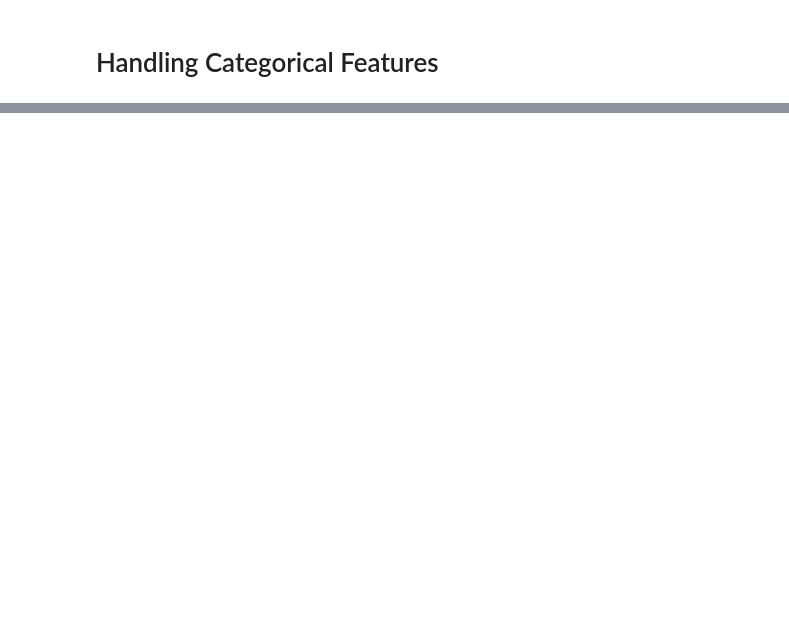
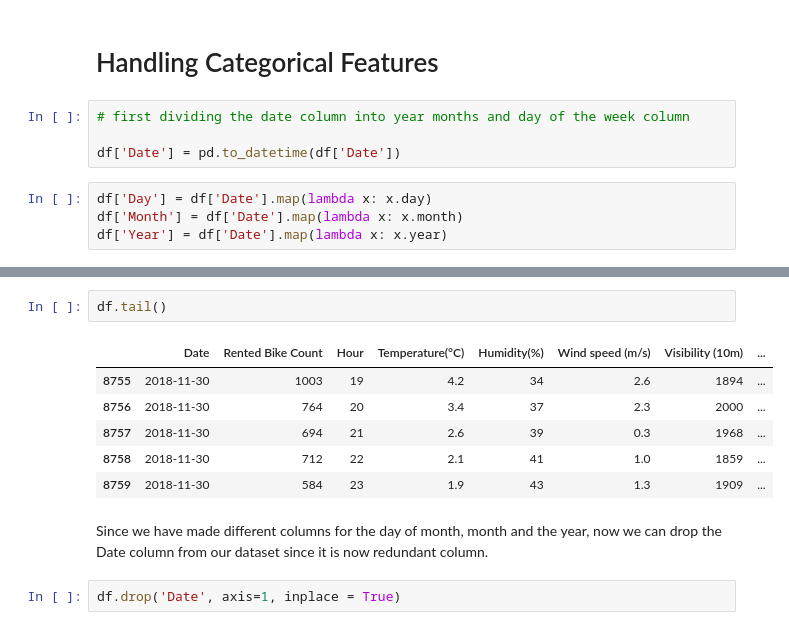
Before and after one commit to jatinsharma16/Capstone-Project-Linear-Regression, a Jupyter notebook: Bike_Sharing_Demand_Prediction_Capstone_Project.ipynb, the cells around one changed output, grey strips where cells are left out. Cells and saved outputs as stored; diff of their text form; blank space fills up the shorter version.

```diff
--- a/Bike_Sharing_Demand_Prediction_Capstone_Project.ipynb
+++ b/Bike_Sharing_Demand_Prediction_Capstone_Project.ipynb
@@ -312,3 +313,11 @@ key notes:
 *   Drop the temperature column as it is showing huge correlation with the dew point temperature column.
 # %% [markdown]
 <h1> Handling Categorical Features
+# %%
+# first dividing the date column into year months and day of the week column
+
+df['Date'] = pd.to_datetime(df['Date'])
+# %%
+df['Day'] = df['Date'].map(lambda x: x.day)
+df['Month'] = df['Date'].map(lambda x: x.month)
+df['Year'] = df['Date'].map(lambda x: x.year)
@@ -314,0 +333,13 @@ key notes:
+# %%
+df.tail()
+# %% [output]
+|  | Date | Rented Bike Count | Hour | Temperature(°C) | Humidity(%) | Wind speed (m/s) | Visibility (10m) | ... |
+| 8755 | 2018-11-30 | 1003 | 19 | 4.2 | 34 | 2.6 | 1894 | ... |
+| 8756 | 2018-11-30 | 764 | 20 | 3.4 | 37 | 2.3 | 2000 | ... |
+| 8757 | 2018-11-30 | 694 | 21 | 2.6 | 39 | 0.3 | 1968 | ... |
+| 8758 | 2018-11-30 | 712 | 22 | 2.1 | 41 | 1.0 | 1859 | ... |
+| 8759 | 2018-11-30 | 584 | 23 | 1.9 | 43 | 1.3 | 1909 | ... |
+# %% [markdown]
+Since we have made different columns for the day of month, month and the year, now we can drop the Date column from our dataset since it is now redundant column.
+# %%
+df.drop('Date', axis=1, inplace = True)
```
Also changed, not shown: parts of 26 cells of this notebook.
